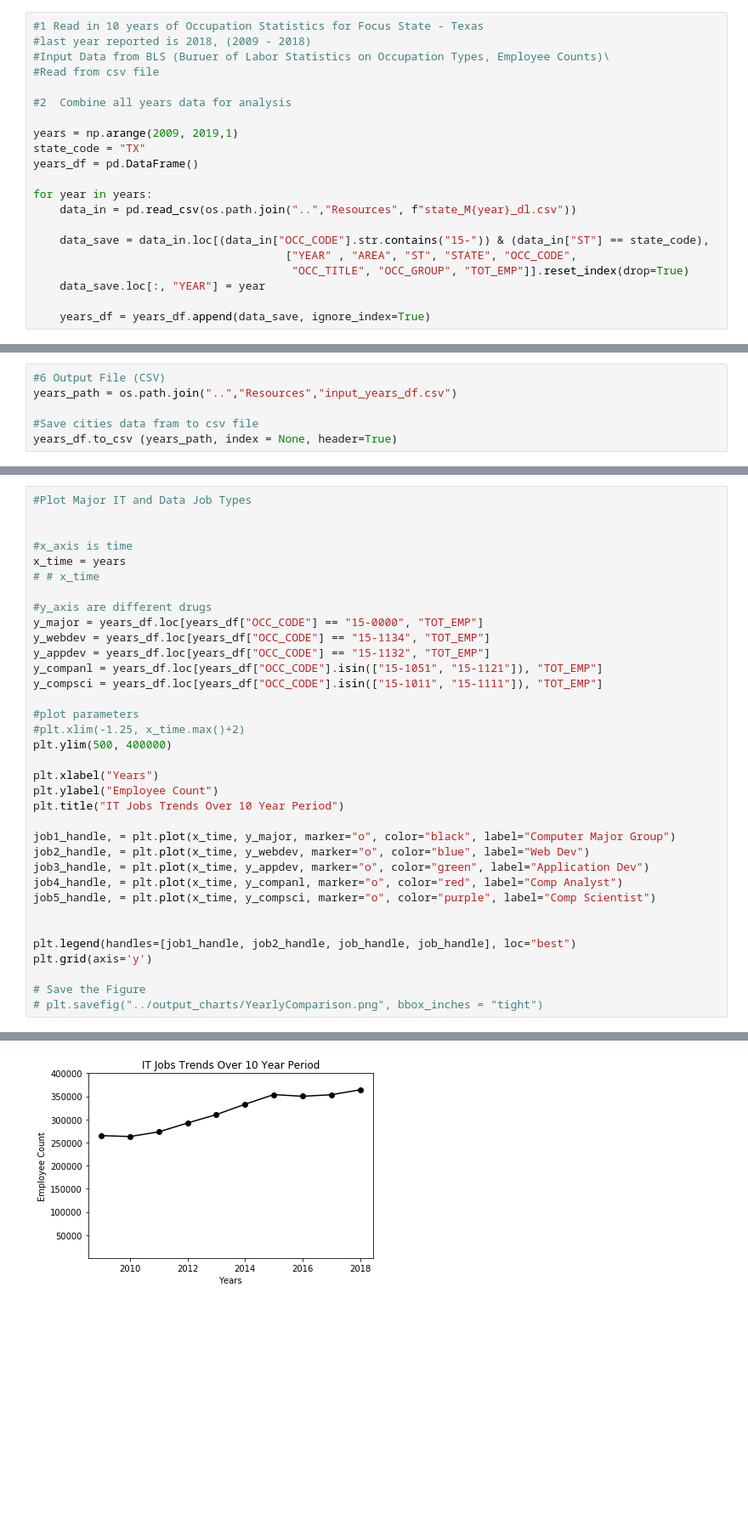
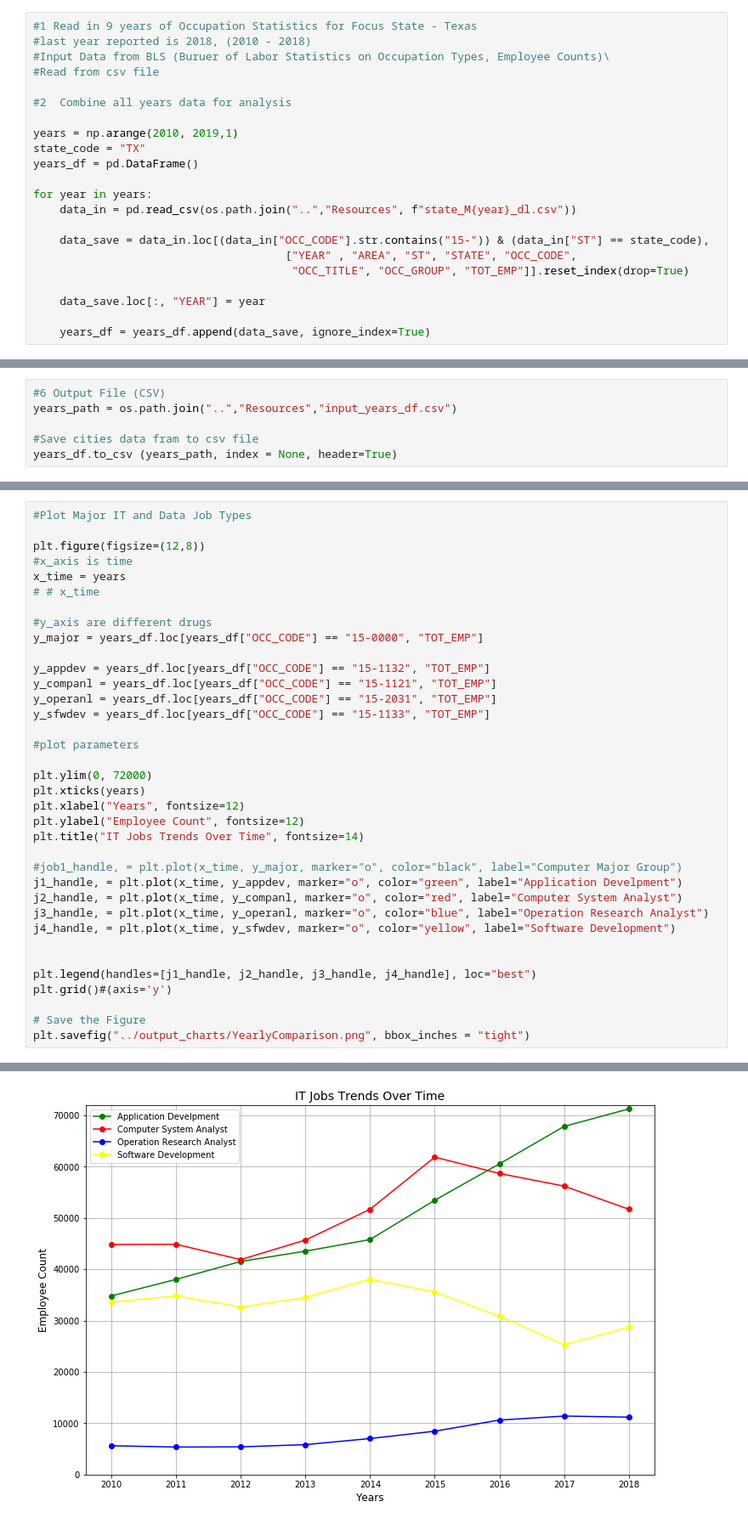
Before and after one commit to rubywyest/ProjectOneRepo, a Jupyter notebook: Coding/CompareYears_LO.ipynb, the cells around one changed output, grey strips where cells are left out. Shown at 85% size. Saved outputs shown, nothing was run; the diff lists cells and outputs as text; blank space fills up the shorter version.

Commit message:
Year Compare Chart work

```diff
--- a/Coding/CompareYears_LO.ipynb
+++ b/Coding/CompareYears_LO.ipynb
@@ -7,14 +7,14 @@ import os
 import csv
 import matplotlib.pyplot as plt
 # %%
-#1 Read in 10 years of Occupation Statistics for Focus State - Texas
-#last year reported is 2018, (2009 - 2018)
+#1 Read in 9 years of Occupation Statistics for Focus State - Texas
+#last year reported is 2018, (2010 - 2018)
 #Input Data from BLS (Buruer of Labor Statistics on Occupation Types, Employee Counts)\
 #Read from csv file
 
 #2  Combine all years data for analysis
 
-years = np.arange(2009, 2019,1)
+years = np.arange(2010, 2019,1)
 state_code = "TX"
 years_df = pd.DataFrame()
 
@@ -24,6 +24,7 @@ for year in years:
     data_save = data_in.loc[(data_in["OCC_CODE"].str.contains("15-")) & (data_in["ST"] == state_code),
                                       ["YEAR" , "AREA", "ST", "STATE", "OCC_CODE",
                                        "OCC_TITLE", "OCC_GROUP", "TOT_EMP"]].reset_index(drop=True)
+
     data_save.loc[:, "YEAR"] = year
 
     years_df = years_df.append(data_save, ignore_index=True)
@@ -120,36 +101,37 @@ array([2009, 2010, 2011, 2012, 2013, 2014, 2015, 2016, 2017, 2018])
 # %%
 #Plot Major IT and Data Job Types
 
-
+plt.figure(figsize=(12,8))
 #x_axis is time
 x_time = years
 # # x_time
 
 #y_axis are different drugs
 y_major = years_df.loc[years_df["OCC_CODE"] == "15-0000", "TOT_EMP"]
-y_webdev = years_df.loc[years_df["OCC_CODE"] == "15-1134", "TOT_EMP"]
+
 y_appdev = years_df.loc[years_df["OCC_CODE"] == "15-1132", "TOT_EMP"]
-y_companl = years_df.loc[years_df["OCC_CODE"].isin(["15-1051", "15-1121"]), "TOT_EMP"]
-y_compsci = years_df.loc[years_df["OCC_CODE"].isin(["15-1011", "15-1111"]), "TOT_EMP"]
+y_companl = years_df.loc[years_df["OCC_CODE"] == "15-1121", "TOT_EMP"]
+y_operanl = years_df.loc[years_df["OCC_CODE"] == "15-2031", "TOT_EMP"]
+y_sfwdev = years_df.loc[years_df["OCC_CODE"] == "15-1133", "TOT_EMP"]
 
 #plot parameters
-#plt.xlim(-1.25, x_time.max()+2)
-plt.ylim(500, 400000)
 
-plt.xlabel("Years")
-plt.ylabel("Employee Count")
-plt.title("IT Jobs Trends Over 10 Year Period")
+plt.ylim(0, 72000)
+plt.xticks(years)
+plt.xlabel("Years", fontsize=12)
+plt.ylabel("Employee Count", fontsize=12)
+plt.title("IT Jobs Trends Over Time", fontsize=14)
 
-job1_handle, = plt.plot(x_time, y_major, marker="o", color="black", label="Computer Major Group")
-job2_handle, = plt.plot(x_time, y_webdev, marker="o", color="blue", label="Web Dev")
-job3_handle, = plt.plot(x_time, y_appdev, marker="o", color="green", label="Application Dev")
-job4_handle, = plt.plot(x_time, y_companl, marker="o", color="red", label="Comp Analyst")
-job5_handle, = plt.plot(x_time, y_compsci, marker="o", color="purple", label="Comp Scientist")
+#job1_handle, = plt.plot(x_time, y_major, marker="o", color="black", label="Computer Major Group")
+j1_handle, = plt.plot(x_time, y_appdev, marker="o", color="green", label="Application Develpment")
+j2_handle, = plt.plot(x_time, y_companl, marker="o", color="red", label="Computer System Analyst")
+j3_handle, = plt.plot(x_time, y_operanl, marker="o", color="blue", label="Operation Research Analyst")
+j4_handle, = plt.plot(x_time, y_sfwdev, marker="o", color="yellow", label="Software Development")
 
 
-plt.legend(handles=[job1_handle, job2_handle, job_handle, job_handle], loc="best")
-plt.grid(axis='y')
+plt.legend(handles=[j1_handle, j2_handle, j3_handle, j4_handle], loc="best")
+plt.grid()#(axis='y')
 
 # Save the Figure
-# plt.savefig("../output_charts/YearlyComparison.png", bbox_inches = "tight")
+plt.savefig("../output_charts/YearlyComparison.png", bbox_inches = "tight")
 # %% [output]
@@ -157 +138 @@ ValueError: x and y must have same first dimension, but have shapes (10,) and (7
-[figure, old version]
+[figure, new version]
```
Also changed, not shown: parts of 6 cells of this notebook, 2 other files.
